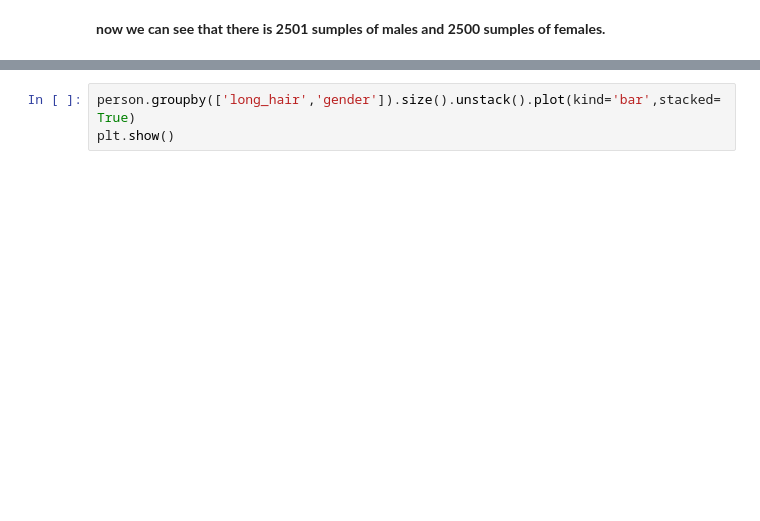
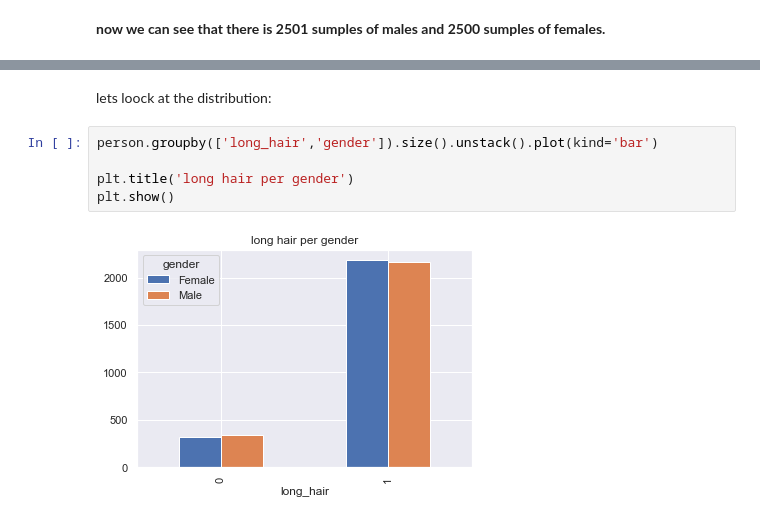
Before and after one commit to ortalcheriker/final-project-ai, a Jupyter notebook: classification-gender.ipynb, the cells around one changed output, grey strips where cells are left out. Saved outputs shown, nothing was run; the diff lists cells and outputs as text; blank space fills up the shorter version.

```diff
--- a/classification-gender.ipynb
+++ b/classification-gender.ipynb
@@ -58,3 +111,9 @@ person.gender.value_counts()
+# %% [markdown]
+lets loock at the distribution:
 # %%
-person.groupby(['long_hair','gender']).size().unstack().plot(kind='bar',stacked=True)
+person.groupby(['long_hair','gender']).size().unstack().plot(kind='bar')
+
+plt.title('long hair per gender')
 plt.show()
+# %% [output]
+[figure, added]
```
Also changed, not shown: parts of 41 cells of this notebook.
